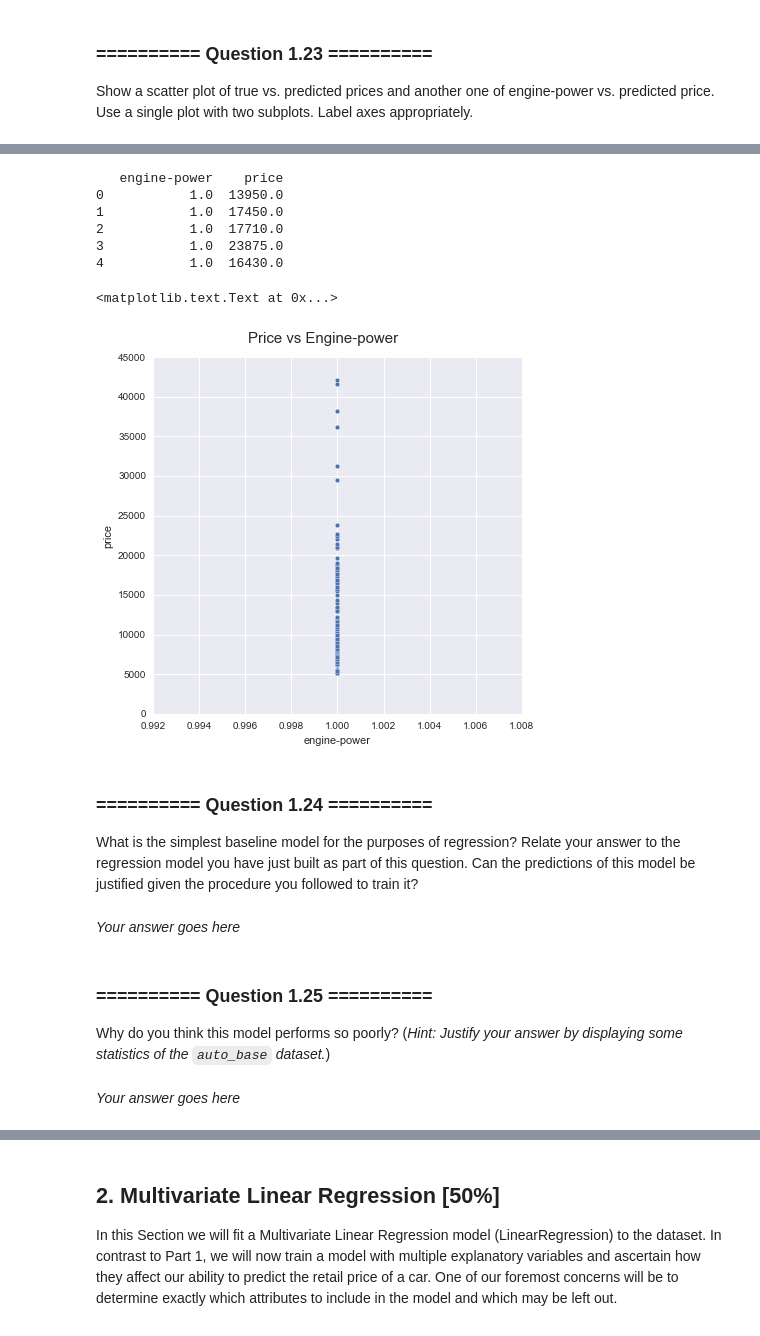
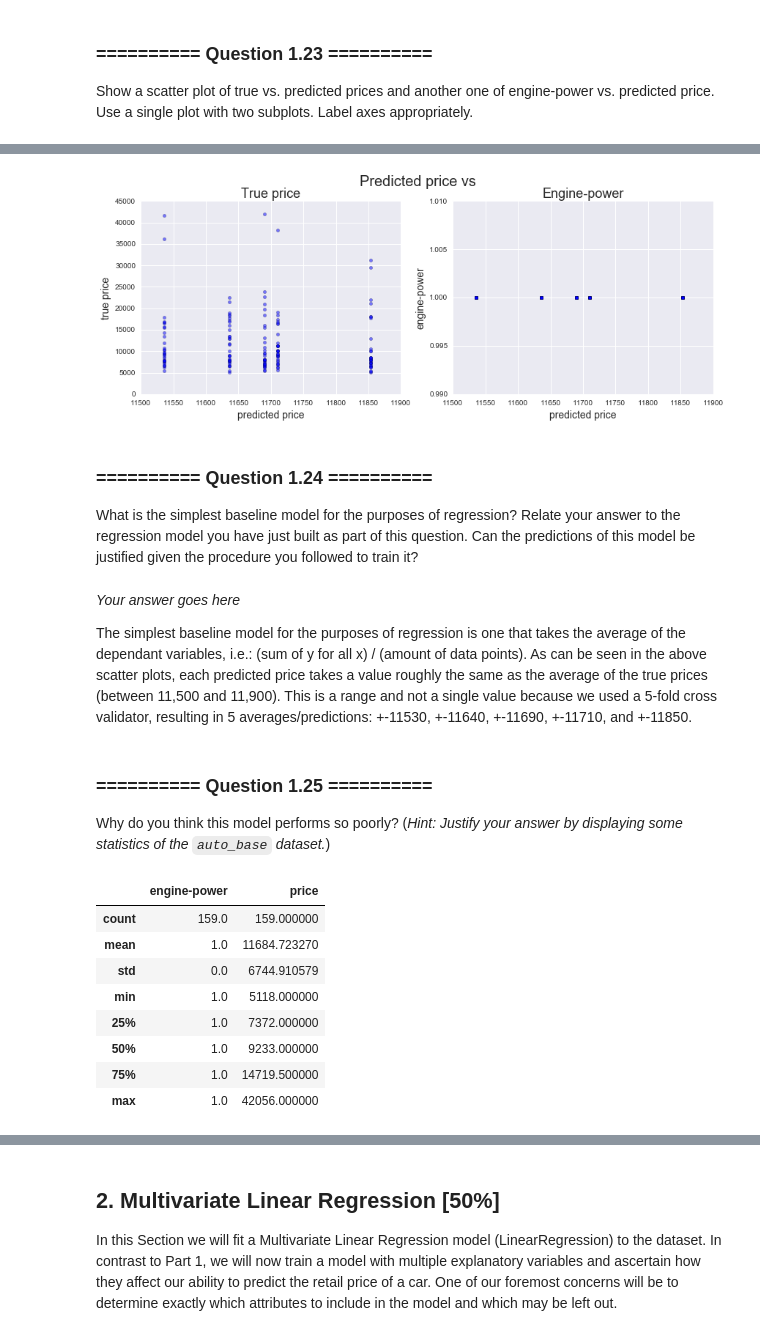
Before and after one commit to Dr-Alan-Turing/IAMachineLearning, a Jupyter notebook: 05_Assignment_2.ipynb, the cells around one changed output, grey strips where cells are left out. Saved outputs shown, nothing was run; the diff lists cells and outputs as text; code cells hidden in the pictures.

```diff
--- a/05_Assignment_2.ipynb
+++ b/05_Assignment_2.ipynb
@@ -349,29 +338,48 @@ _= g.set_ylabel('kernel density estimation')
-# %%
-# Plot scatter plot of engine-power vs predicted price
-print(auto_base[0:5])
-auto_base_w_pred = auto_base.copy()
-auto_base_w_pred['pred_price'] = lr_f5_pred_2
-g = sns.pairplot(data=auto_base, x_vars=['engine-power'], y_vars=['price'], size=6)
-g.fig.subplots_adjust(top=0.92)
-g.fig.suptitle('Price vs Engine-power', fontsize=15)
-# %% [output]
-   engine-power    price
-0           1.0  13950.0
-1           1.0  17450.0
-2           1.0  17710.0
-3           1.0  23875.0
-4           1.0  16430.0
-<matplotlib.text.Text at 0x...>
-[figure, removed]
+# %%
+# Prepare subplots
+f, ax = plt.subplots(figsize=(14, 10))
+
+# Plot scatter of true vs predicted price
+plt.subplot(2, 2, 1)
+plt.title('True price', fontsize=18)
+plt.scatter(x=y_pred, y=y_true, alpha=0.5)
+plt.xlabel('predicted price', fontsize=14)
+plt.ylabel('true price', fontsize=14)
+
+# Plot scatter of engine-power vs predicted price
+plt.subplot(2, 2, 2)
+plt.title('Engine-power', fontsize=18)
+plt.scatter(x=y_pred, y=X_2, alpha=0.5)
+plt.xlabel('predicted price', fontsize=14)
+plt.ylabel('engine-power', fontsize=14)
+
+# Show plot
+f.subplots_adjust(top=0.93)
+f.suptitle('Predicted price vs', fontsize=20)
+plt.show()
+# %% [output]
+[figure, added]
 # %% [markdown]
 ### ========== Question 1.24 ==========
 What is the simplest baseline model for the purposes of regression? Relate your answer to the regression model you have just built as part of this question. Can the predictions of this model be justified given the procedure you followed to train it?
-# %% [markdown]
-*Your answer goes here*
+# %% [markdown]
+*Your answer goes here*
+
+The simplest baseline model for the purposes of regression is one that takes the average of the dependant variables, i.e.: (sum of y for all x) / (amount of data points).
+As can be seen in the above scatter plots, each predicted price takes a value roughly the same as the average of the true prices (between 11,500 and 11,900). This is a range and not a single value because we used a 5-fold cross validator, resulting in 5 averages/predictions: +-11530, +-11640, +-11690, +-11710, and +-11850.
 # %% [markdown]
 ### ========== Question 1.25 ==========
 Why do you think this model performs so poorly? (*Hint: Justify your answer by displaying some statistics of the `auto_base` dataset.*)
 # %%
 # Your code goes here
+auto_base.describe()
+# %% [output]
+|  | engine-power | price |
+| count | 159.0 | 159.000000 |
+| mean | 1.0 | 11684.723270 |
+| std | 0.0 | 6744.910579 |
+| min | 1.0 | 5118.000000 |
+| 25% | 1.0 | 7372.000000 |
+| 50% | 1.0 | 9233.000000 |
+| 75% | 1.0 | 14719.500000 |
+| max | 1.0 | 42056.000000 |
-# %% [markdown]
-*Your answer goes here*
```
Also changed, not shown: parts of 2 cells of this notebook.
